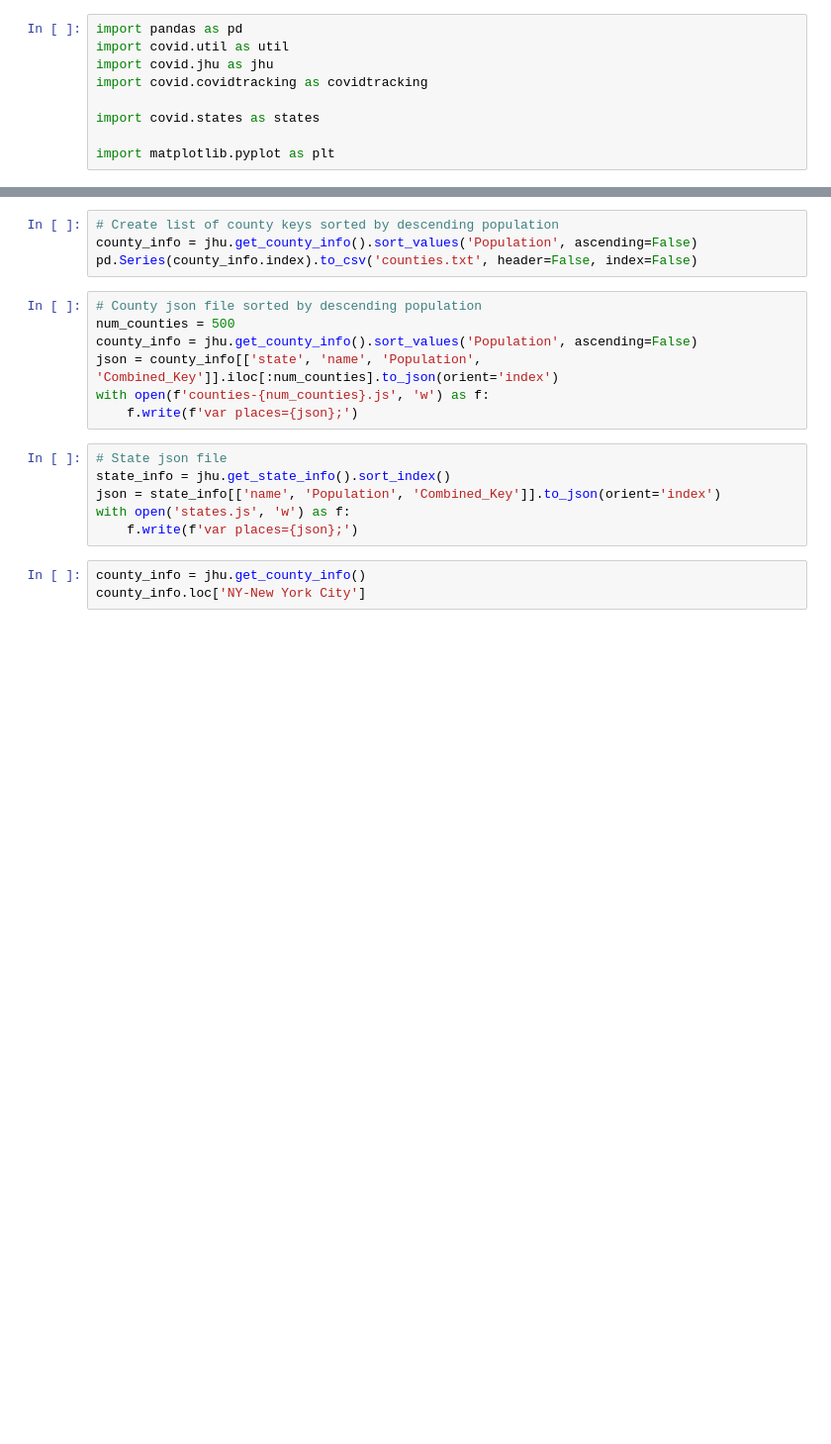
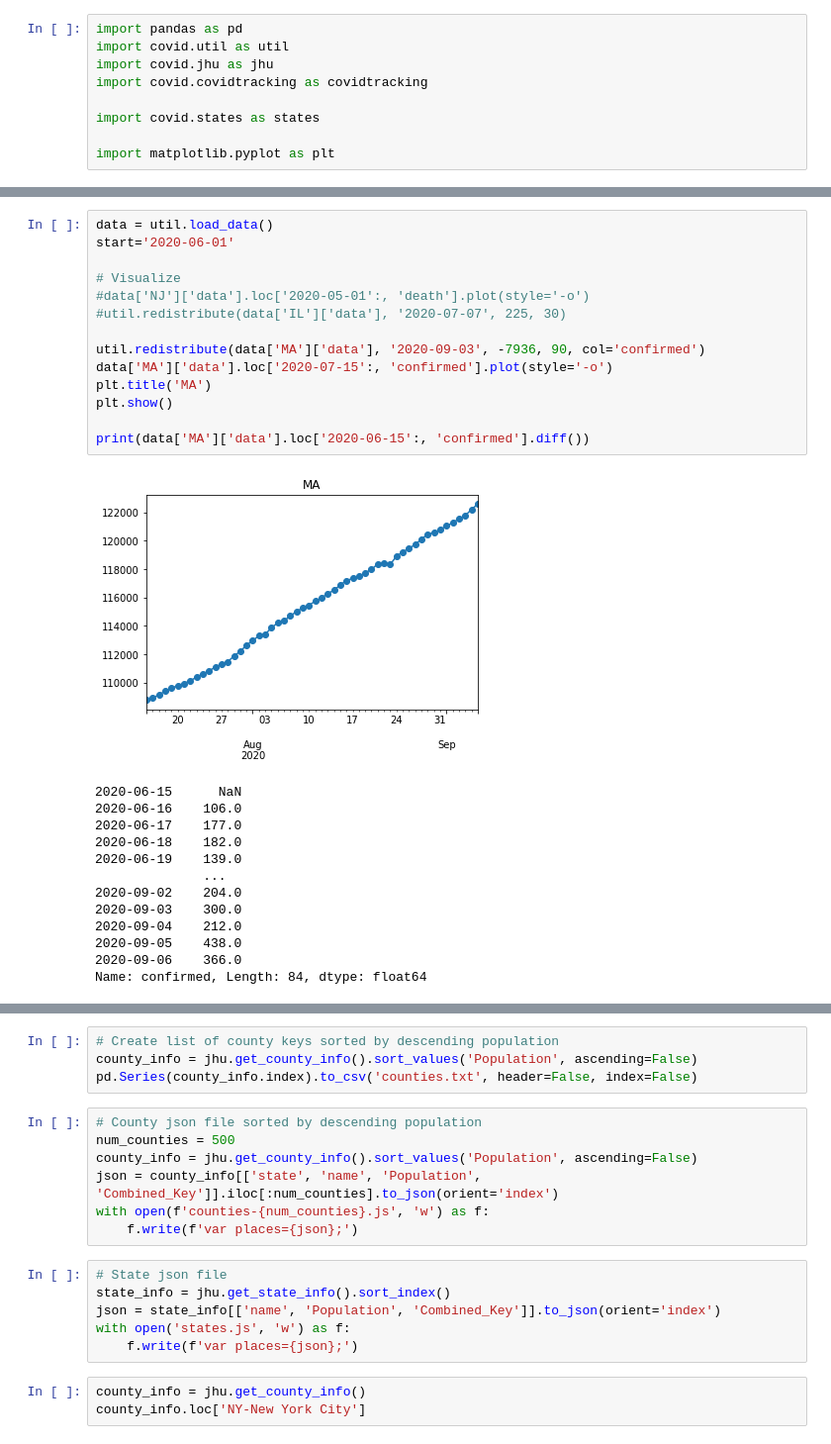
Before and after one commit to dsheldon/covid, a Jupyter notebook: scratch/JHU Data.ipynb, the cells around one changed output, grey strips where cells are left out. Shown at 99% size. Cells and saved outputs as stored; diff of their text form; blank space fills up the shorter version.

```diff
--- a/scratch/JHU Data.ipynb
+++ b/scratch/JHU Data.ipynb
@@ -31,0 +58,28 @@ plt.show()
+# %%
+data = util.load_data()
+start='2020-06-01'
+
+# Visualize
+#data['NJ']['data'].loc['2020-05-01':, 'death'].plot(style='-o')
+#util.redistribute(data['IL']['data'], '2020-07-07', 225, 30)
+
+util.redistribute(data['MA']['data'], '2020-09-03', -7936, 90, col='confirmed')
+data['MA']['data'].loc['2020-07-15':, 'confirmed'].plot(style='-o')
+plt.title('MA')
+plt.show()
+
+print(data['MA']['data'].loc['2020-06-15':, 'confirmed'].diff())
+# %% [output]
+[figure, added]
+2020-06-15      NaN
+2020-06-16    106.0
+2020-06-17    177.0
+2020-06-18    182.0
+2020-06-19    139.0
+              ...
+2020-09-02    204.0
+2020-09-03    300.0
+2020-09-04    212.0
+2020-09-05    438.0
+2020-09-06    366.0
+Name: confirmed, Length: 84, dtype: float64
```
Also changed, not shown: parts of 6 cells of this notebook, 2 other files.
